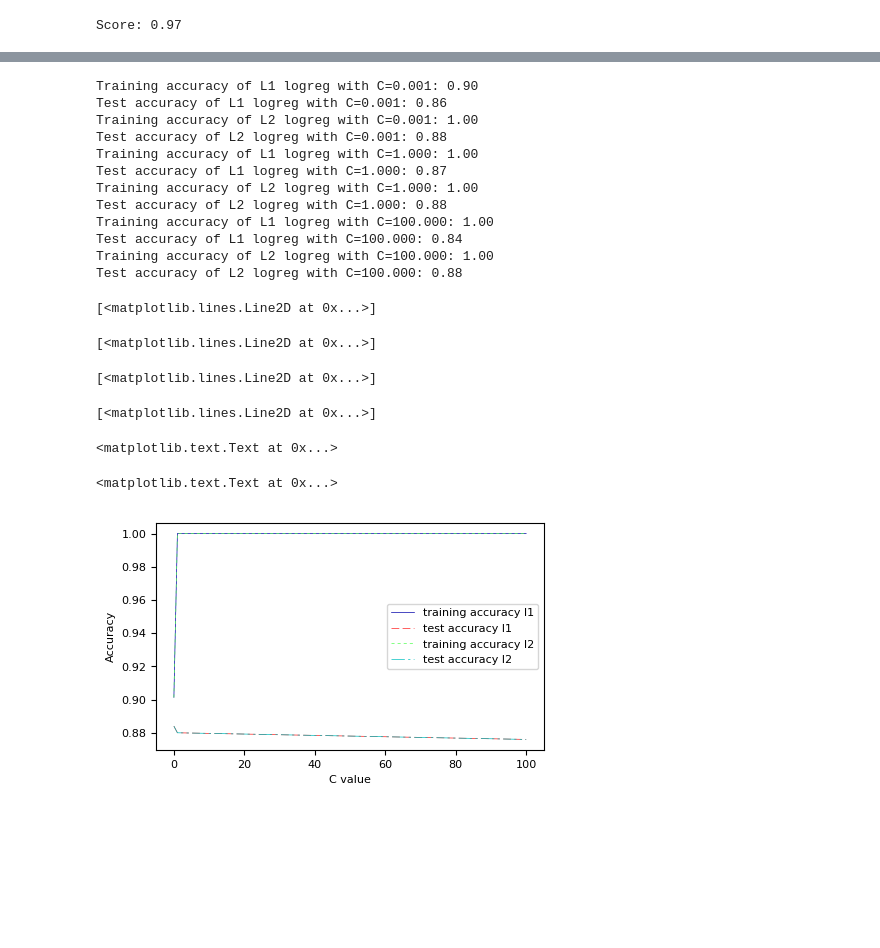
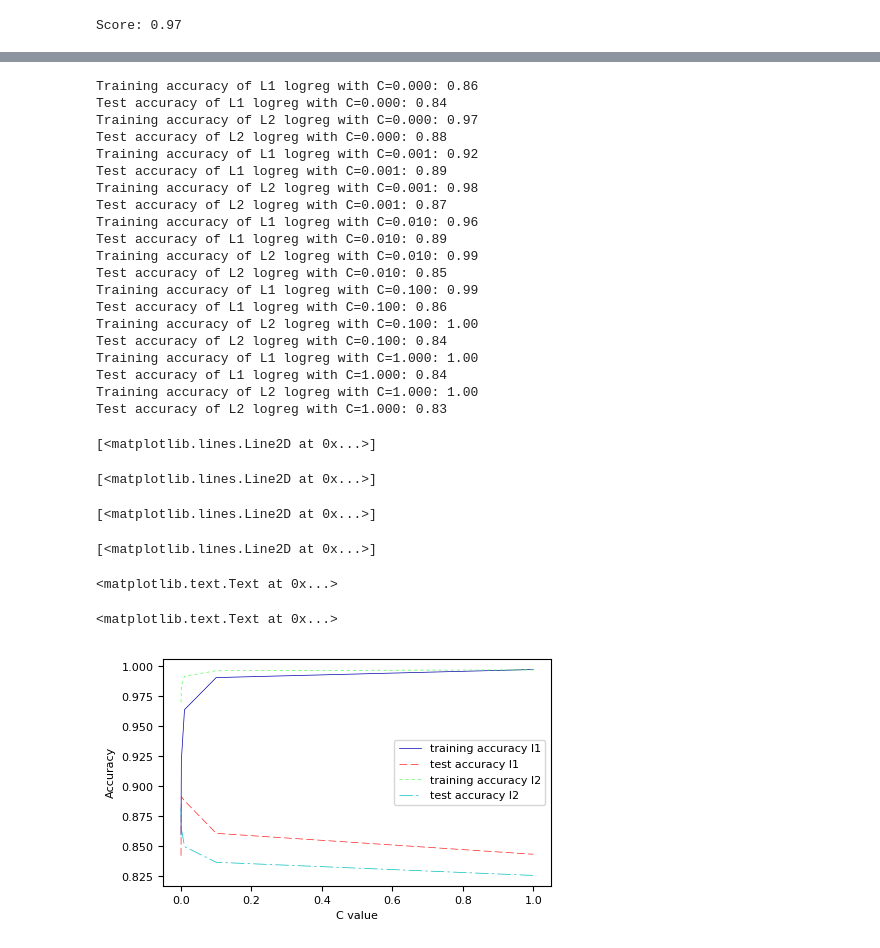
Before and after one commit to KoenvanLaar/Frank-and-Koen-Assignment-1, a Jupyter notebook: Assignment 1 Frank and Koen.ipynb, the cells around one changed output, grey strips where cells are left out. Drawn from its saved outputs; the diff is of its cells as text; code cells hidden in the pictures; blank space fills up the shorter version.

```diff
--- a/Assignment 1 Frank and Koen.ipynb
+++ b/Assignment 1 Frank and Koen.ipynb
@@ -222,62 +234,68 @@ from sklearn.linear_model import LogisticRegression
 
 #I am importing this so that we can run this code without the running the other code that might take a long time.
 X, y = mnist_data.get_data(target=mnist_data.default_target_attribute)
-#Making a subset. This cell need to run on the whil data set for the final answer
-X_small = X[:1000]
-y_small = y[:1000]
+
+X_train, X_test, y_train, y_test = train_test_split(X, y, train_size=0.1, stratify=y)
 
 l1_training_accuracy = []
 l1_test_accuracy = []
 l2_training_accuracy = []
 l2_test_accuracy = []
 
-X_train, X_test, y_train, y_test = train_test_split(X_small, y_small, random_state=0)
-
 #Iterating through different values for C and printing out these scores for these different values
-numbers = [0.001, 1, 100] # Can always add more values for C if needed
+numbers = [0.0001, 0.001, 0.01, 0.1, 1] # Can always add more values for C if needed
 for C in numbers:
     lr_l1 = LogisticRegression(C=C, penalty="l1").fit(X_train, y_train)
     lr_l1_train_score = lr_l1.score(X_train, y_train)
     lr_l1_test_score = lr_l1.score(X_test, y_test)
     print("Training accuracy of L1 logreg with C={:.3f}: {:.2f}".format(C, lr_l1_train_score))
     print("Test accuracy of L1 logreg with C={:.3f}: {:.2f}".format(C, lr_l1_test_score))
     lr_l2 = LogisticRegression(C=C, penalty="l2").fit(X_train, y_train)
     lr_l2_train_score = lr_l2.score(X_train, y_train)
     lr_l2_test_score = lr_l2.score(X_test, y_test)
     print("Training accuracy of L2 logreg with C={:.3f}: {:.2f}".format(C, lr_l2_train_score))
     print("Test accuracy of L2 logreg with C={:.3f}: {:.2f}".format(C, lr_l2_test_score))
     #Putting the calculated score in the arrays
     l1_training_accuracy.append(lr_l1_train_score)
     l1_test_accuracy.append(lr_l1_test_score)
     l2_training_accuracy.append(lr_l2_train_score)
     l2_test_accuracy.append(lr_l2_test_score)
 
-#Potting the graph
+#Plotting the graph
 plt.plot(numbers, l1_training_accuracy, label="training accuracy l1")
-plt.plot(numbers, l2_test_accuracy, label="test accuracy l1")
-plt.plot(numbers, l1_training_accuracy, label="training accuracy l2")
+plt.plot(numbers, l1_test_accuracy, label="test accuracy l1")
+plt.plot(numbers, l2_training_accuracy, label="training accuracy l2")
 plt.plot(numbers, l2_test_accuracy, label="test accuracy l2")
 plt.ylabel("Accuracy")
 plt.xlabel("C value")
-#plt.ylim(0.5, 1)
+#plt.set_xscale('log')
+#plt.ylim(0.85, 0.9)
 _ = plt.legend()
 # %% [output]
-Training accuracy of L1 logreg with C=0.001: 0.90
-Test accuracy of L1 logreg with C=0.001: 0.86
-Training accuracy of L2 logreg with C=0.001: 1.00
-Test accuracy of L2 logreg with C=0.001: 0.88
+Training accuracy of L1 logreg with C=0.000: 0.86
+Test accuracy of L1 logreg with C=0.000: 0.84
+Training accuracy of L2 logreg with C=0.000: 0.97
+Test accuracy of L2 logreg with C=0.000: 0.88
+Training accuracy of L1 logreg with C=0.001: 0.92
+Test accuracy of L1 logreg with C=0.001: 0.89
+Training accuracy of L2 logreg with C=0.001: 0.98
+Test accuracy of L2 logreg with C=0.001: 0.87
+Training accuracy of L1 logreg with C=0.010: 0.96
+Test accuracy of L1 logreg with C=0.010: 0.89
+Training accuracy of L2 logreg with C=0.010: 0.99
+Test accuracy of L2 logreg with C=0.010: 0.85
+Training accuracy of L1 logreg with C=0.100: 0.99
+Test accuracy of L1 logreg with C=0.100: 0.86
+Training accuracy of L2 logreg with C=0.100: 1.00
+Test accuracy of L2 logreg with C=0.100: 0.84
 Training accuracy of L1 logreg with C=1.000: 1.00
-Test accuracy of L1 logreg with C=1.000: 0.87
+Test accuracy of L1 logreg with C=1.000: 0.84
 Training accuracy of L2 logreg with C=1.000: 1.00
-Test accuracy of L2 logreg with C=1.000: 0.88
-Training accuracy of L1 logreg with C=100.000: 1.00
-Test accuracy of L1 logreg with C=100.000: 0.84
-Training accuracy of L2 logreg with C=100.000: 1.00
-Test accuracy of L2 logreg with C=100.000: 0.88
+Test accuracy of L2 logreg with C=1.000: 0.83
 [<matplotlib.lines.Line2D at 0x...>]
 [<matplotlib.lines.Line2D at 0x...>]
 [<matplotlib.lines.Line2D at 0x...>]
 [<matplotlib.lines.Line2D at 0x...>]
 <matplotlib.text.Text at 0x...>
 <matplotlib.text.Text at 0x...>
-[figure, old version]
+[figure, new version]
```
Also changed, not shown: parts of 14 cells of this notebook.
